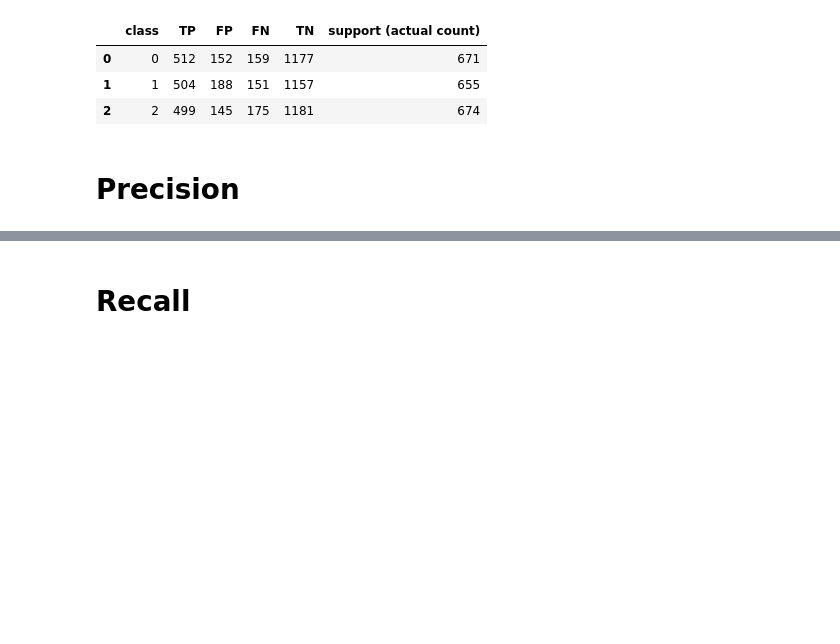
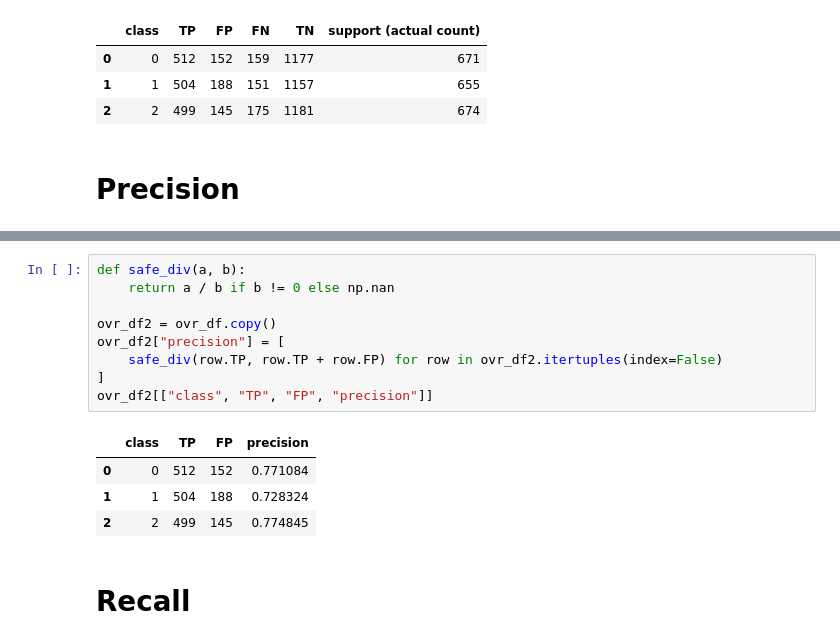
Before and after one commit to wegolletz/Machine-Learning, a Jupyter notebook: notebooks/02_confusion_matrix.ipynb, the cells around one changed output, grey strips where cells are left out. Cells and saved outputs as stored; diff of their text form; blank space fills up the shorter version.

```diff
--- a/notebooks/02_confusion_matrix.ipynb
+++ b/notebooks/02_confusion_matrix.ipynb
@@ -177,2 +196,16 @@ in progress
+# %%
+def safe_div(a, b):
+    return a / b if b != 0 else np.nan
+
+ovr_df2 = ovr_df.copy()
+ovr_df2["precision"] = [
+    safe_div(row.TP, row.TP + row.FP) for row in ovr_df2.itertuples(index=False)
+]
+ovr_df2[["class", "TP", "FP", "precision"]]
+# %% [output]
+|  | class | TP | FP | precision |
+| 0 | 0 | 512 | 152 | 0.771084 |
+| 1 | 1 | 504 | 188 | 0.728324 |
+| 2 | 2 | 499 | 145 | 0.774845 |
 # %% [markdown]
 # Recall
```
Also changed, not shown: parts of 28 cells of this notebook.
